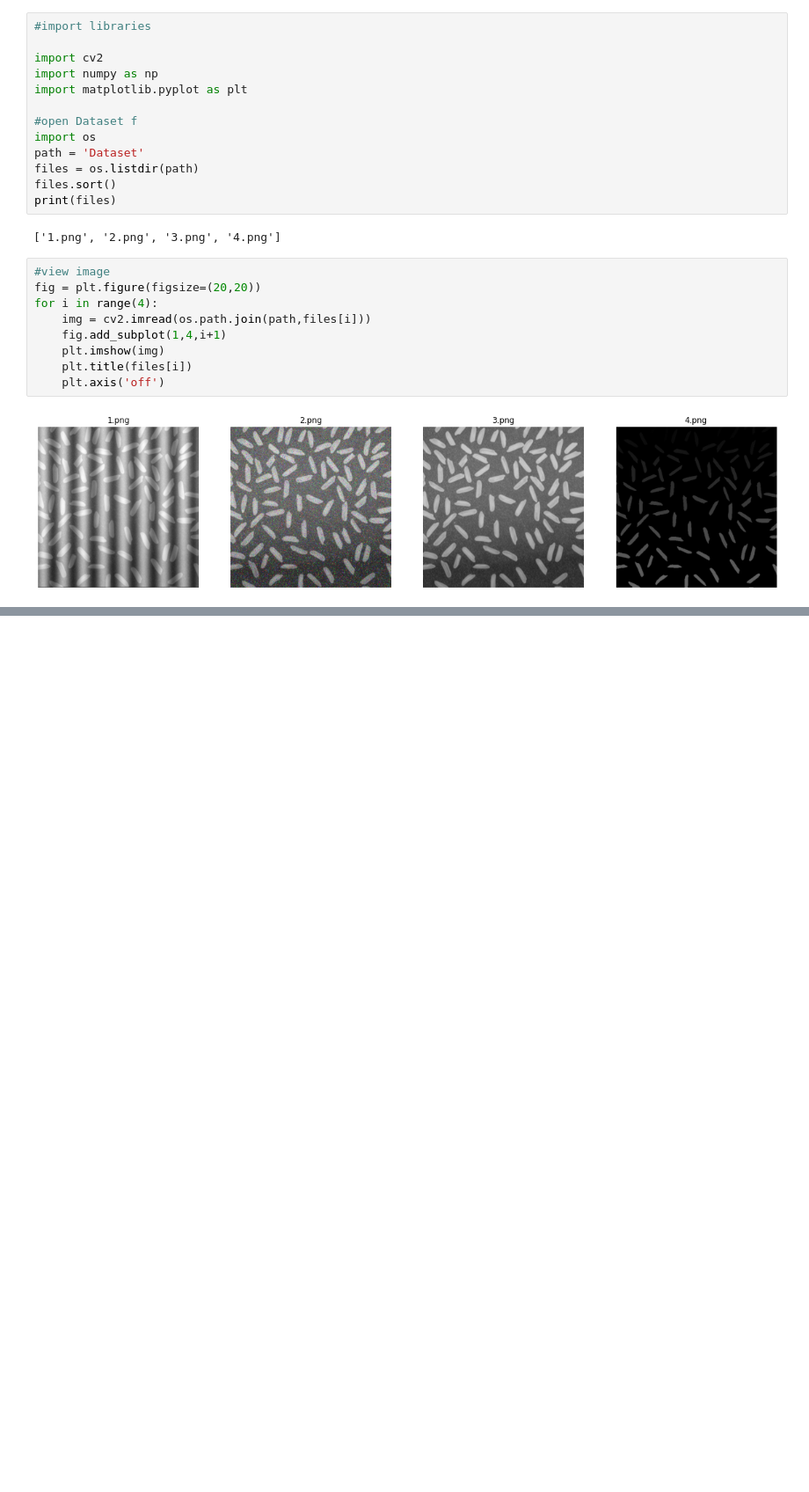
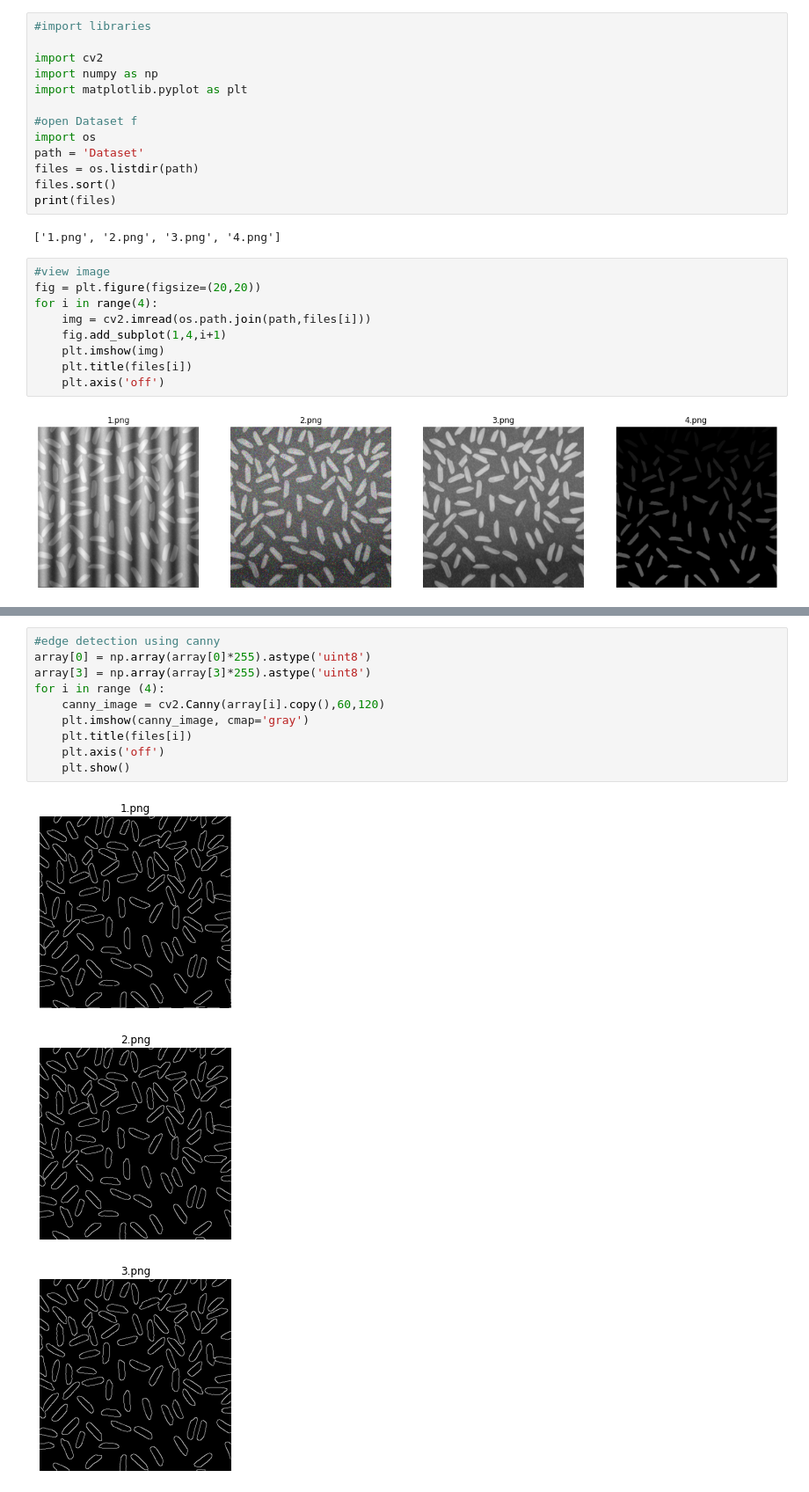
Before and after one commit to dominhkhoi2002/RiceCounting, a Jupyter notebook: Ex1/Ex1.ipynb, the cells around one changed output, grey strips where cells are left out. Shown at 88% size. Cells and saved outputs as stored; diff of their text form; blank space fills up the shorter version.

```diff
--- a/Ex1/Ex1.ipynb
+++ b/Ex1/Ex1.ipynb
@@ -123,0 +136,14 @@ plt.axis('off')
+# %%
+#edge detection using canny
+array[0] = np.array(array[0]*255).astype('uint8')
+array[3] = np.array(array[3]*255).astype('uint8')
+for i in range (4):
+    canny_image = cv2.Canny(array[i].copy(),60,120)
+    plt.imshow(canny_image, cmap='gray')
+    plt.title(files[i])
+    plt.axis('off')
+    plt.show()
+# %% [output]
+[figure, added]
+[figure, added]
+[figure, added]
```
Also changed, not shown: parts of 6 cells of this notebook.
